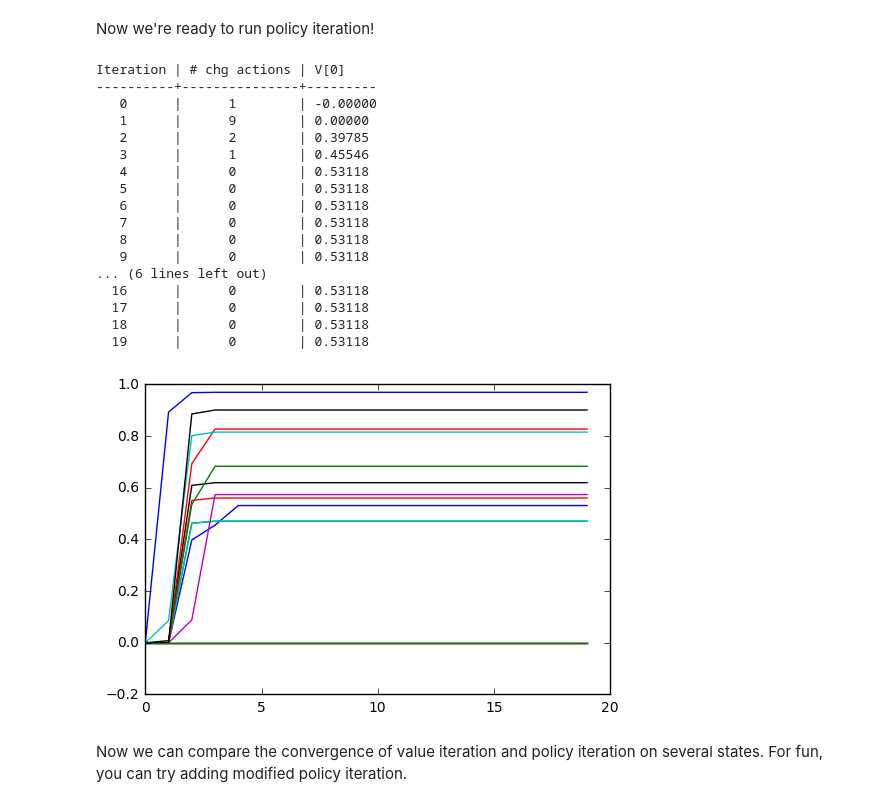
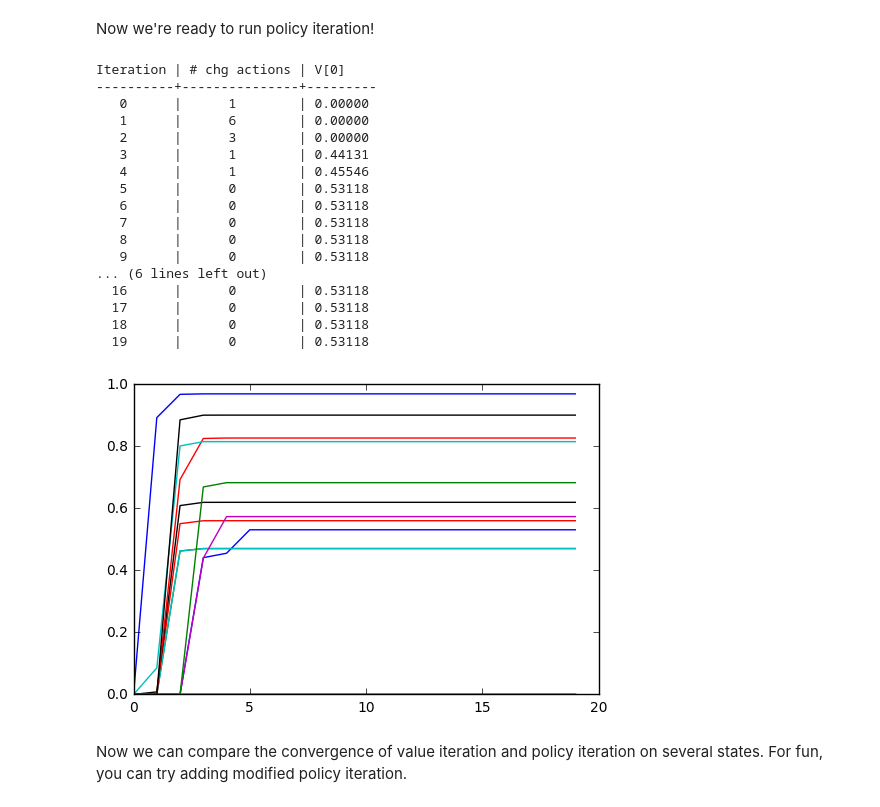
Before and after one commit to simicvm/RLpractice, a Jupyter notebook: HW2.ipynb, the cells around one changed output. Saved outputs shown, nothing was run; the diff lists cells and outputs as text; code cells hidden in the pictures.

```diff
--- a/HW2.ipynb
+++ b/HW2.ipynb
@@ -311,3 +307,31 @@ def compute_vpi(pi, mdp, gamma):
+# %%
+def compute_vpi(pi, mdp, gamma):
+    # Solve Ax=b, where A is transition matrix, x is value, b is reward
+    # full linear system is (I - gamma*P)*V = R
+    r = np.zeros(mdp.nS)
+    P = np.zeros((mdp.nS,mdp.nS))
+    I = np.identity(mdp.nS)
+    for state in xrange(mdp.nS):
+        for elem in mdp.P[state][pi[state]]:
+            #print(elem)
+            prob, nxt, rwd = elem
+            P[state][nxt] += prob
+            r[state] += rwd
+    #print(P)
+    A = (I - gamma*P)
+    V = np.linalg.solve(A,r)
+    return V
+
+def compute_vpi2(pi, mdp, gamma):
+    Vs = [np.zeros(mdp.nS)] # list of value functions contains the initial value function V^{(0)}, which is zero
+    for it in xrange(100):
+        Vprev = Vs[-1]
+        V = []
+        for state in xrange(mdp.nS):
+            cals = sum([elem[0]*(elem[2]+gamma*Vprev[elem[1]]) for elem in mdp.P[state][pi[state]]])
+            V.append(cals)
+        Vs.append(V)
+    return Vs[-1]
 # %% [markdown]
 Now let's compute the value of an arbitrarily-chosen policy.
 # %%
@@ -343,11 +367,16 @@ $$Q^{\pi}(s, a) = \sum_{s'} P(s,a,s')[ R(s,a,s') + \gamma V^{\pi}(s')]$$
 # %%
 def compute_qpi(vpi, mdp,  gamma):
     # YOUR CODE HERE
+    Qpi = np.zeros((16,4))
+    for state in xrange(mdp.nS):
+        for action in xrange(mdp.nA):
+            for elem in mdp.P[state][action]:
+                Qpi[state][action] += elem[0]*(elem[2]+gamma*vpi[elem[1]])
     return Qpi
 
 begin_grading()
 Qpi = compute_qpi(np.arange(mdp.nS), mdp, gamma=0.95)
-print("Qpi:\n", Qpi)
+print("Qpi:\n {}".format(Qpi))
 end_grading()
 # %% [output]
 Qpi:
@@ -373,40 +402,40 @@ Now we're ready to run policy iteration!
 def policy_iteration(mdp, gamma, nIt):
     Vs = []
     pis = []
     pi_prev = np.zeros(mdp.nS,dtype='int')
     pis.append(pi_prev)
     print("Iteration | # chg actions | V[0]")
     print("----------+---------------+---------")
     for it in range(nIt):
-        vpi = compute_vpi(pi_prev, mdp, gamma)
+        vpi = compute_vpi2(pi_prev, mdp, gamma)
         qpi = compute_qpi(vpi, mdp, gamma)
         pi = qpi.argmax(axis=1)
         print("%4i      | %6i        | %6.5f"%(it, (pi != pi_prev).sum(), vpi[0]))
         Vs.append(vpi)
         pis.append(pi)
         pi_prev = pi
     return Vs, pis
 Vs_PI, pis_PI = policy_iteration(mdp, gamma=0.95, nIt=20)
 plt.plot(Vs_PI);
 # %% [output]
 Iteration | # chg actions | V[0]
 ----------+---------------+---------
-   0      |      1        | -0.00000
-   1      |      9        | 0.00000
-   2      |      2        | 0.39785
-   3      |      1        | 0.45546
-   4      |      0        | 0.53118
+   0      |      1        | 0.00000
+   1      |      6        | 0.00000
+   2      |      3        | 0.00000
+   3      |      1        | 0.44131
+   4      |      1        | 0.45546
    5      |      0        | 0.53118
    6      |      0        | 0.53118
    7      |      0        | 0.53118
    8      |      0        | 0.53118
    9      |      0        | 0.53118
 ... (6 lines left out)
   16      |      0        | 0.53118
   17      |      0        | 0.53118
   18      |      0        | 0.53118
   19      |      0        | 0.53118
-[figure, old version]
+[figure, new version]
 # %% [markdown]
 Now we can compare the convergence of value iteration and policy iteration on several states.
 For fun, you can try adding modified policy iteration.
```
Also changed, not shown: parts of 4 cells of this notebook.
